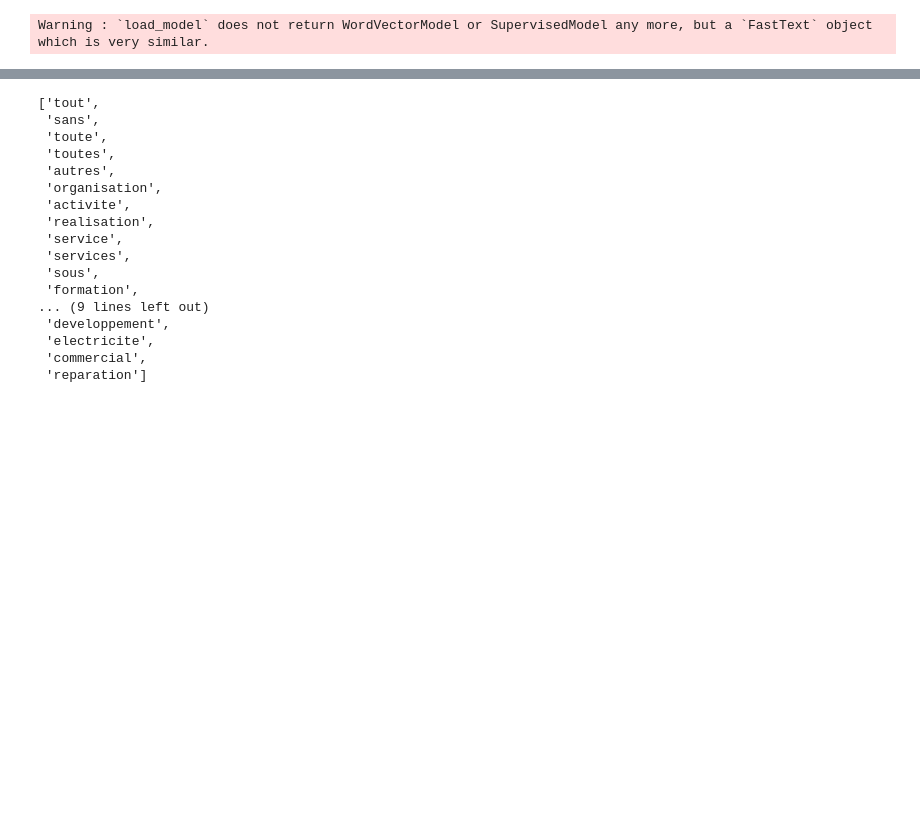
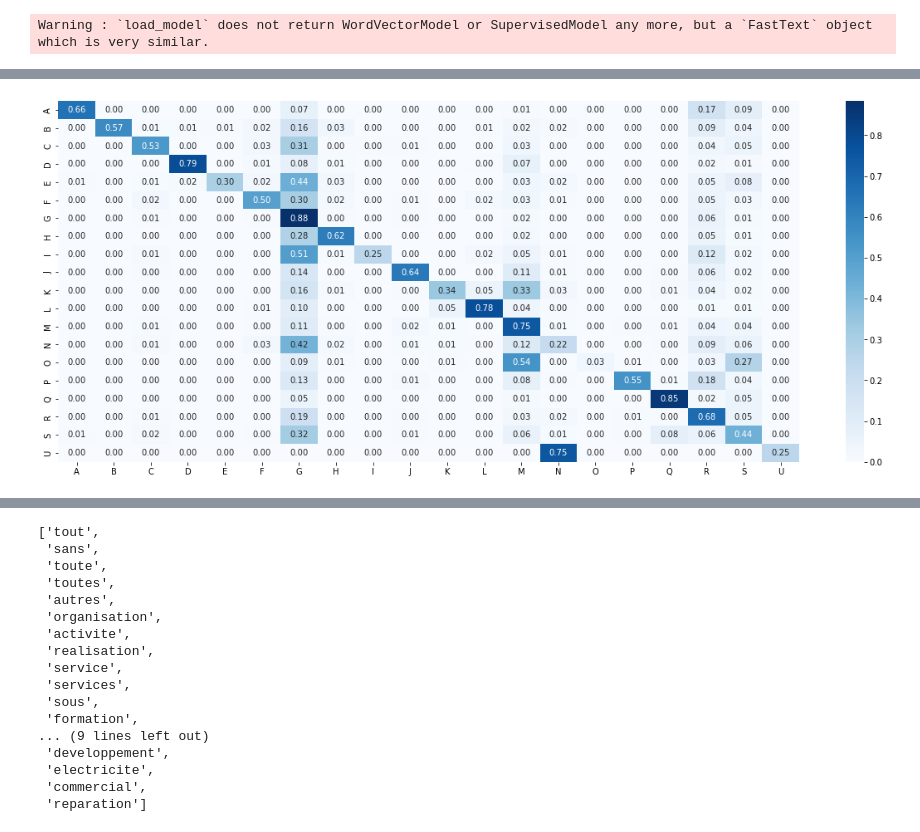
Before and after one commit to InseeFrLab/codif-ape-train, a Jupyter notebook: src/model_exploration.ipynb, the cells around one changed output, grey strips where cells are left out. Saved outputs shown, nothing was run; the diff lists cells and outputs as text; code cells hidden in the pictures; blank space fills up the shorter version.

```diff
--- a/src/model_exploration.ipynb
+++ b/src/model_exploration.ipynb
@@ -66,2 +168,4 @@ fig = evaluator.plot_matrix(res_gu[1])
 # %%
-#fig = evaluator.plot_matrix(res_test[1])
+fig = evaluator.plot_matrix(res_test[1])
+# %% [output]
+[figure, added]
```
Also changed, not shown: parts of 17 cells of this notebook.
